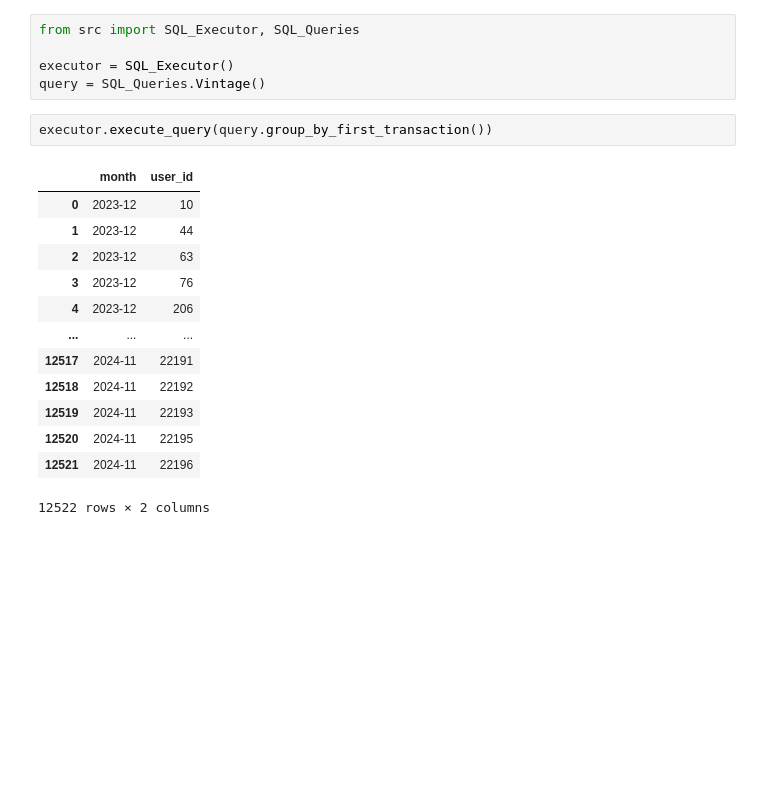
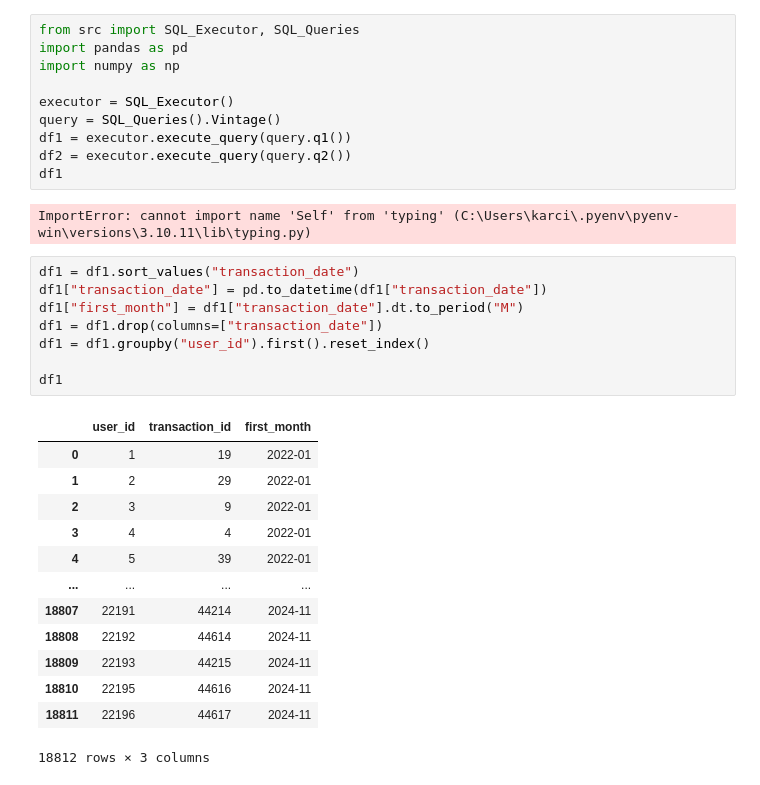
Before and after one commit to karciszuk/vbassigment, a Jupyter notebook: notebooks/vintage.ipynb, the cells around one changed output. Drawn from its saved outputs; the diff is of its cells as text; blank space fills up the shorter version.

Commit message:
vintage analysis first version + various code upgrades

```diff
--- a/notebooks/vintage.ipynb
+++ b/notebooks/vintage.ipynb
@@ -1,21 +1,34 @@
 # %%
 from src import SQL_Executor, SQL_Queries
+import pandas as pd
+import numpy as np
 
 executor = SQL_Executor()
-query = SQL_Queries.Vintage()
+query = SQL_Queries().Vintage()
+df1 = executor.execute_query(query.q1())
+df2 = executor.execute_query(query.q2())
+df1
+# %% [output]
+ImportError: cannot import name 'Self' from 'typing' (C:\Users\karci\.pyenv\pyenv-win\versions\3.10.11\lib\typing.py)
-# %%
-executor.execute_query(query.group_by_first_transaction())
-# %% [output]
-|  | month | user_id |
-| 0 | 2023-12 | 10 |
-| 1 | 2023-12 | 44 |
-| 2 | 2023-12 | 63 |
-| 3 | 2023-12 | 76 |
-| 4 | 2023-12 | 206 |
-| ... | ... | ... |
-| 12517 | 2024-11 | 22191 |
-| 12518 | 2024-11 | 22192 |
-| 12519 | 2024-11 | 22193 |
-| 12520 | 2024-11 | 22195 |
-| 12521 | 2024-11 | 22196 |
-12522 rows × 2 columns
+# %%
+df1 = df1.sort_values("transaction_date")
+df1["transaction_date"] = pd.to_datetime(df1["transaction_date"])
+df1["first_month"] = df1["transaction_date"].dt.to_period("M")
+df1 = df1.drop(columns=["transaction_date"])
+df1 = df1.groupby("user_id").first().reset_index()
+
+df1
+# %% [output]
+|  | user_id | transaction_id | first_month |
+| 0 | 1 | 19 | 2022-01 |
+| 1 | 2 | 29 | 2022-01 |
+| 2 | 3 | 9 | 2022-01 |
+| 3 | 4 | 4 | 2022-01 |
+| 4 | 5 | 39 | 2022-01 |
+| ... | ... | ... | ... |
+| 18807 | 22191 | 44214 | 2024-11 |
+| 18808 | 22192 | 44614 | 2024-11 |
+| 18809 | 22193 | 44215 | 2024-11 |
+| 18810 | 22195 | 44616 | 2024-11 |
+| 18811 | 22196 | 44617 | 2024-11 |
+18812 rows × 3 columns
```
Also changed, not shown: parts of 2 cells of this notebook, 8 other files.
